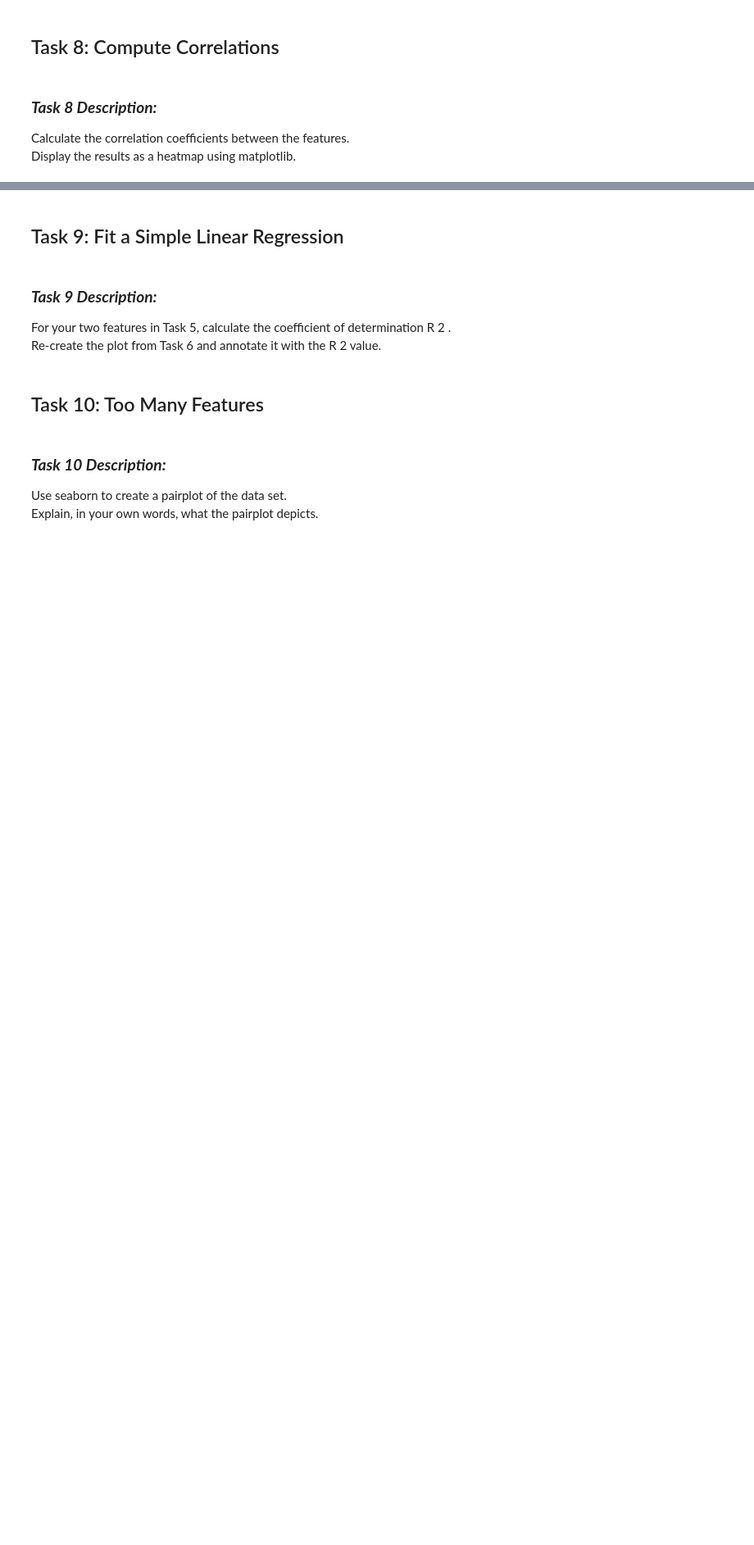
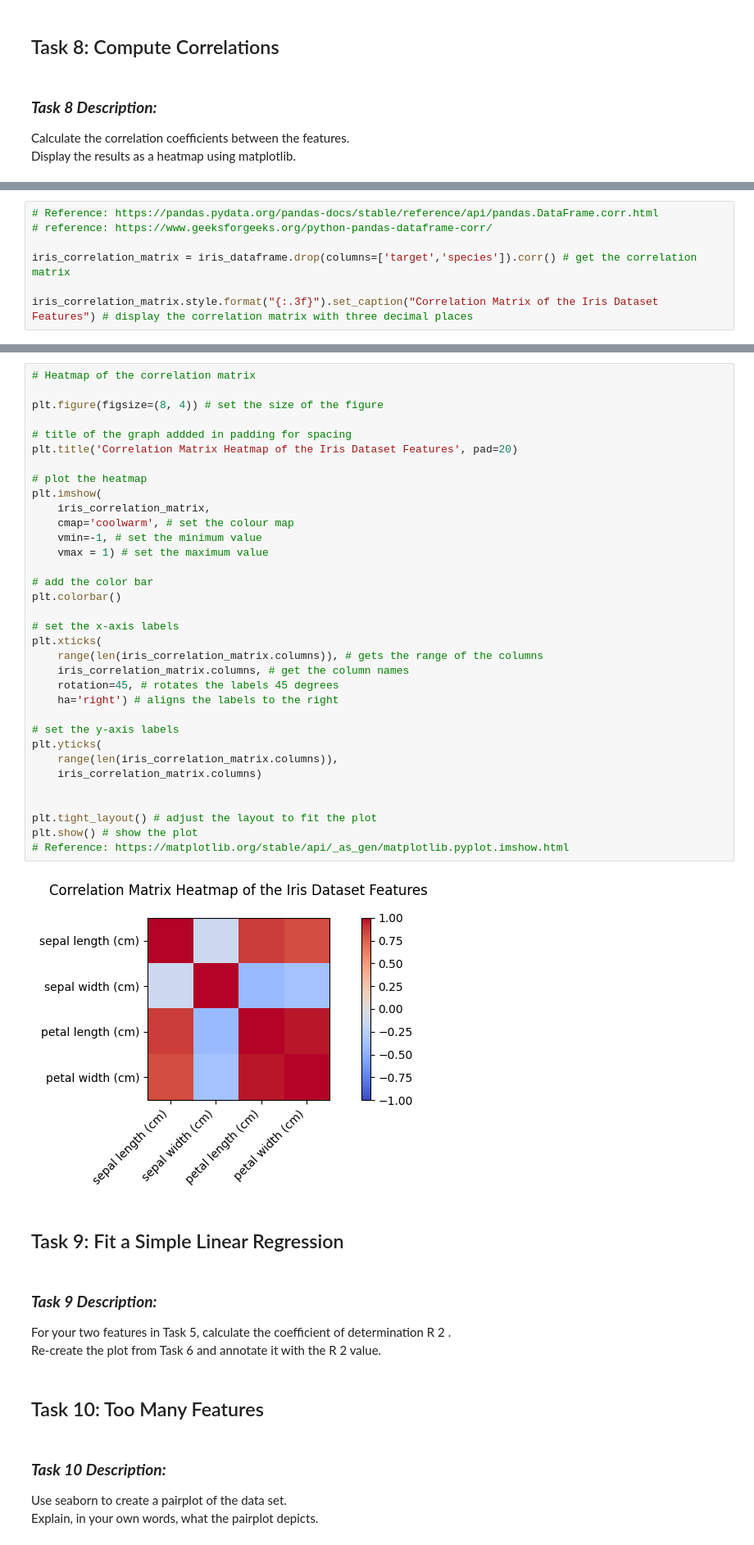
Before and after one commit to skerr17/principles_of_data_analytics, a Jupyter notebook: tasks.ipynb, the cells around one changed output, grey strips where cells are left out. Shown at 82% size. Cells and saved outputs as stored; diff of their text form; blank space fills up the shorter version.

```diff
--- a/tasks.ipynb
+++ b/tasks.ipynb
@@ -578,0 +598,7 @@ Display the results as a heatmap using matplotlib.
+# %%
+# Reference: https://pandas.pydata.org/pandas-docs/stable/reference/api/pandas.DataFrame.corr.html
+# reference: https://www.geeksforgeeks.org/python-pandas-dataframe-corr/
+
+iris_correlation_matrix = iris_dataframe.drop(columns=['target','species']).corr() # get the correlation matrix
+
+iris_correlation_matrix.style.format("{:.3f}").set_caption("Correlation Matrix of the Iris Dataset Features") # display the correlation matrix with three decimal places
@@ -579,3 +622,39 @@ Display the results as a heatmap using matplotlib.
+# %%
+# Heatmap of the correlation matrix
+
+plt.figure(figsize=(8, 4)) # set the size of the figure
+
+# title of the graph addded in padding for spacing
+plt.title('Correlation Matrix Heatmap of the Iris Dataset Features', pad=20)
+
+# plot the heatmap
+plt.imshow(
+    iris_correlation_matrix,
+    cmap='coolwarm', # set the colour map
+    vmin=-1, # set the minimum value
+    vmax = 1) # set the maximum value
+
+# add the color bar
+plt.colorbar()
+
+# set the x-axis labels
+plt.xticks(
+    range(len(iris_correlation_matrix.columns)), # gets the range of the columns
+    iris_correlation_matrix.columns, # get the column names
+    rotation=45, # rotates the labels 45 degrees
+    ha='right') # aligns the labels to the right
+
+# set the y-axis labels
+plt.yticks(
+    range(len(iris_correlation_matrix.columns)),
+    iris_correlation_matrix.columns)
+
+
+plt.tight_layout() # adjust the layout to fit the plot
+plt.show() # show the plot
+# Reference: https://matplotlib.org/stable/api/_as_gen/matplotlib.pyplot.imshow.html
+# %% [output]
+[figure, added]
 # %% [markdown]
 ## Task 9: Fit a Simple Linear Regression
 # %% [markdown]
```
Also changed, not shown: parts of 3 cells of this notebook.
